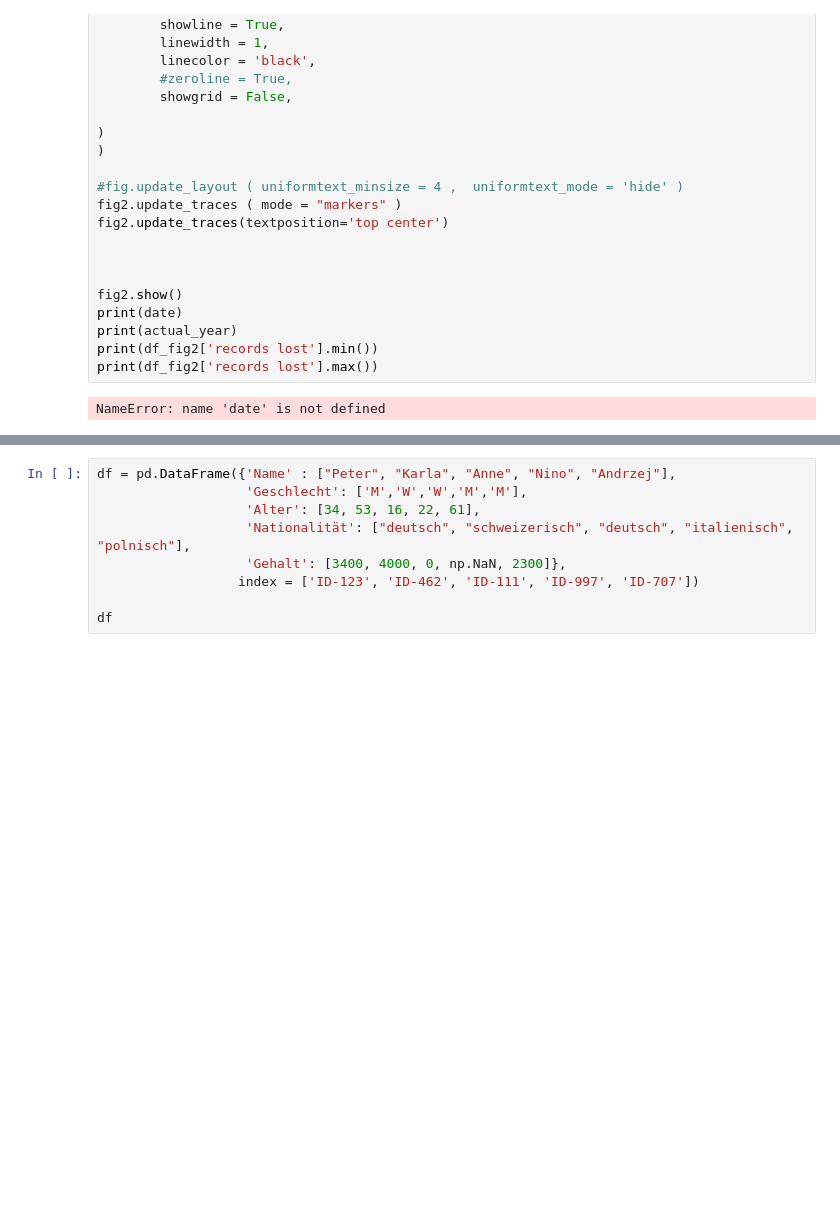
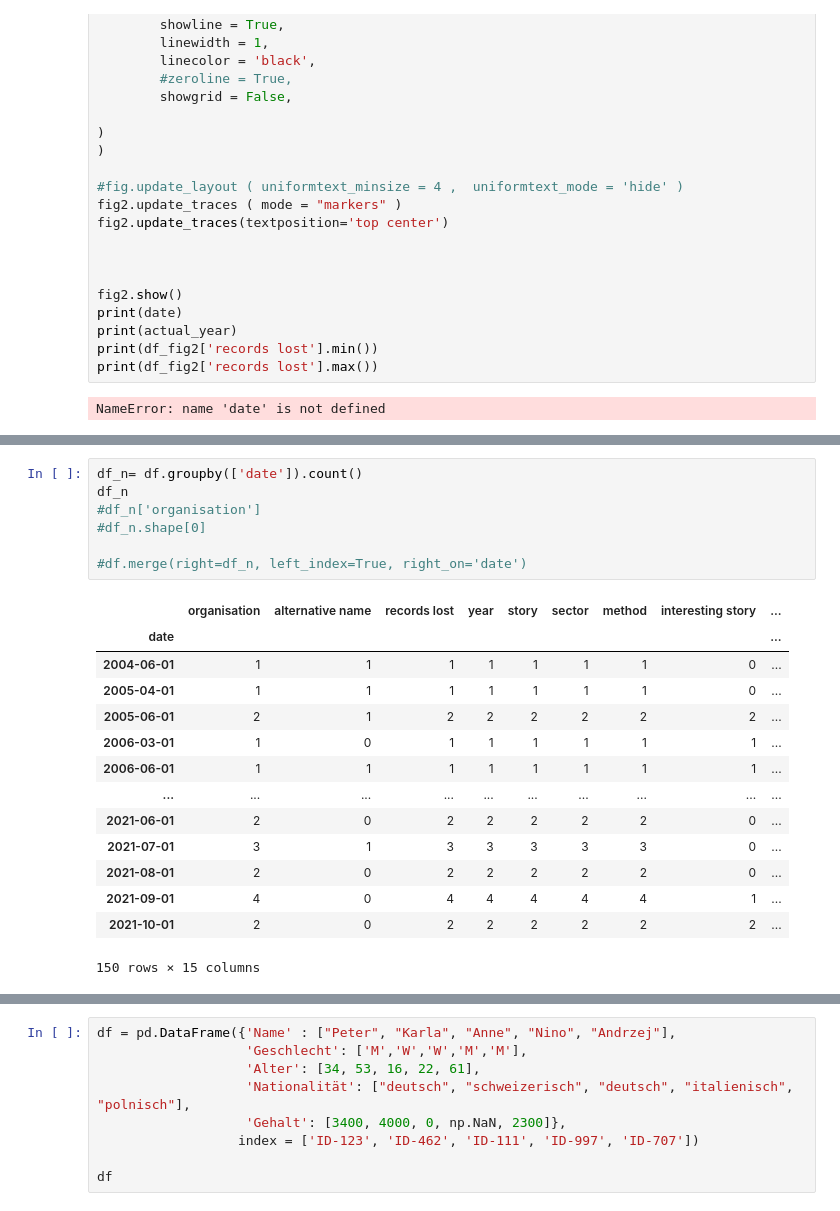
Before and after one commit to TimKossmann/storytelling, a Jupyter notebook: old_data_breaches_icicle.ipynb, the cells around one changed output, grey strips where cells are left out. Cells and saved outputs as stored; diff of their text form; blank space fills up the shorter version.

```diff
--- a/old_data_breaches_icicle.ipynb
+++ b/old_data_breaches_icicle.ipynb
@@ -324,0 +404,22 @@ df[:30:10]
+# %%
+df_n= df.groupby(['date']).count()
+df_n
+#df_n['organisation']
+#df_n.shape[0]
+
+#df.merge(right=df_n, left_index=True, right_on='date')
+# %% [output]
+|  | organisation | alternative name | records lost | year | story | sector | method | interesting story | ... |
+| date |  |  |  |  |  |  |  |  | ... |
+| 2004-06-01 | 1 | 1 | 1 | 1 | 1 | 1 | 1 | 0 | ... |
+| 2005-04-01 | 1 | 1 | 1 | 1 | 1 | 1 | 1 | 0 | ... |
+| 2005-06-01 | 2 | 1 | 2 | 2 | 2 | 2 | 2 | 2 | ... |
+| 2006-03-01 | 1 | 0 | 1 | 1 | 1 | 1 | 1 | 1 | ... |
+| 2006-06-01 | 1 | 1 | 1 | 1 | 1 | 1 | 1 | 1 | ... |
+| ... | ... | ... | ... | ... | ... | ... | ... | ... | ... |
+| 2021-06-01 | 2 | 0 | 2 | 2 | 2 | 2 | 2 | 0 | ... |
+| 2021-07-01 | 3 | 1 | 3 | 3 | 3 | 3 | 3 | 0 | ... |
+| 2021-08-01 | 2 | 0 | 2 | 2 | 2 | 2 | 2 | 0 | ... |
+| 2021-09-01 | 4 | 0 | 4 | 4 | 4 | 4 | 4 | 1 | ... |
+| 2021-10-01 | 2 | 0 | 2 | 2 | 2 | 2 | 2 | 2 | ... |
+150 rows × 15 columns
```
Also changed, not shown: parts of 6 cells of this notebook, 3 other files.
